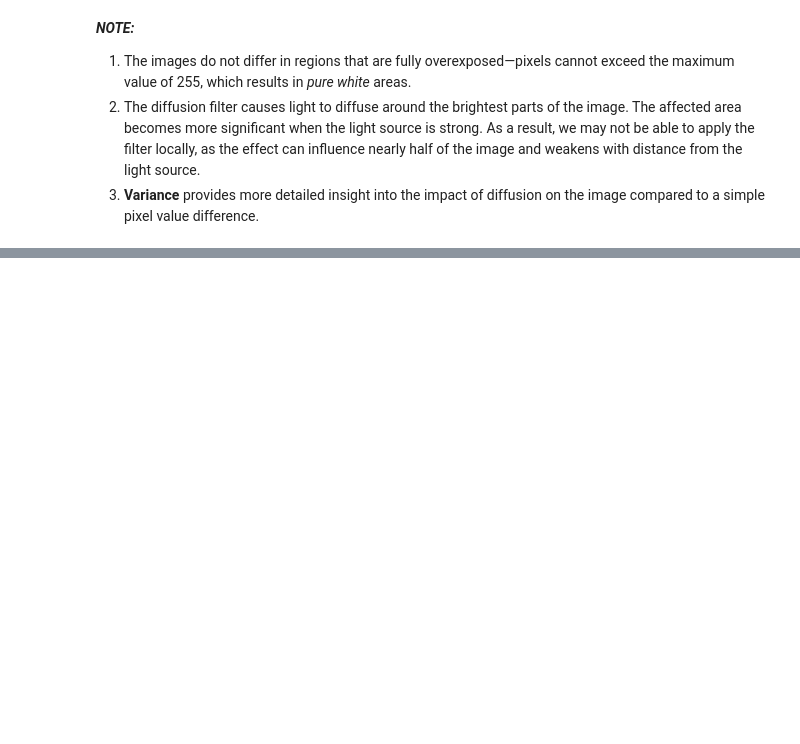
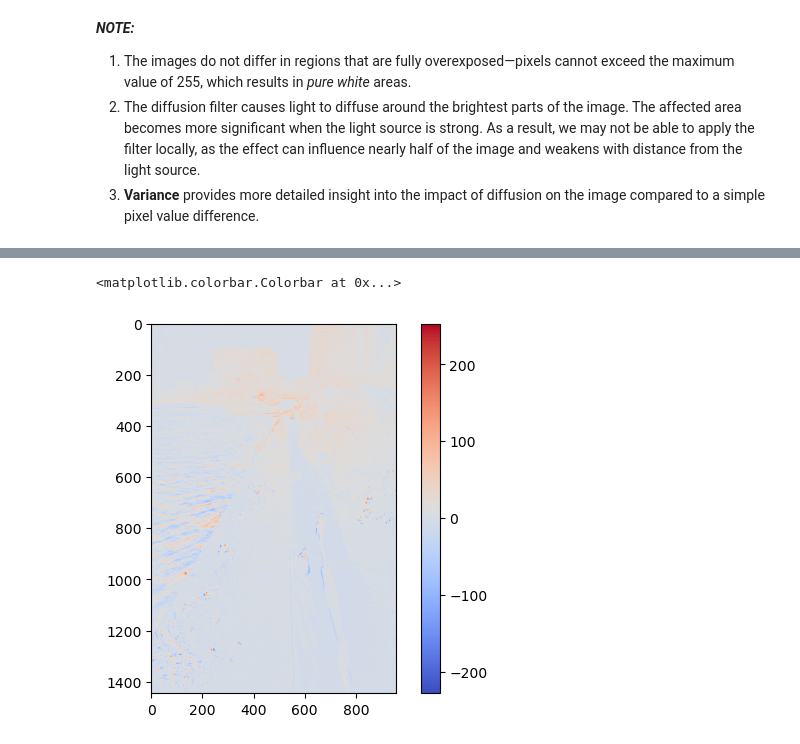
Before and after one commit to ewaMiazga/comp-photo-2025, a Jupyter notebook: ricoh-analysis.ipynb, the cells around one changed output, grey strips where cells are left out. Saved outputs shown, nothing was run; the diff lists cells and outputs as text; code cells hidden in the pictures; blank space fills up the shorter version.

```diff
--- a/ricoh-analysis.ipynb
+++ b/ricoh-analysis.ipynb
@@ -230,0 +316,6 @@ plt.show()
+# %%
+plt.imshow((aligned_img_diff.astype(int)-cropped_image_org.astype(int))[:, :, 0], cmap="coolwarm")
+plt.colorbar()
+# %% [output]
+<matplotlib.colorbar.Colorbar at 0x...>
+[figure, added]
```
Also changed, not shown: parts of 14 cells of this notebook.
